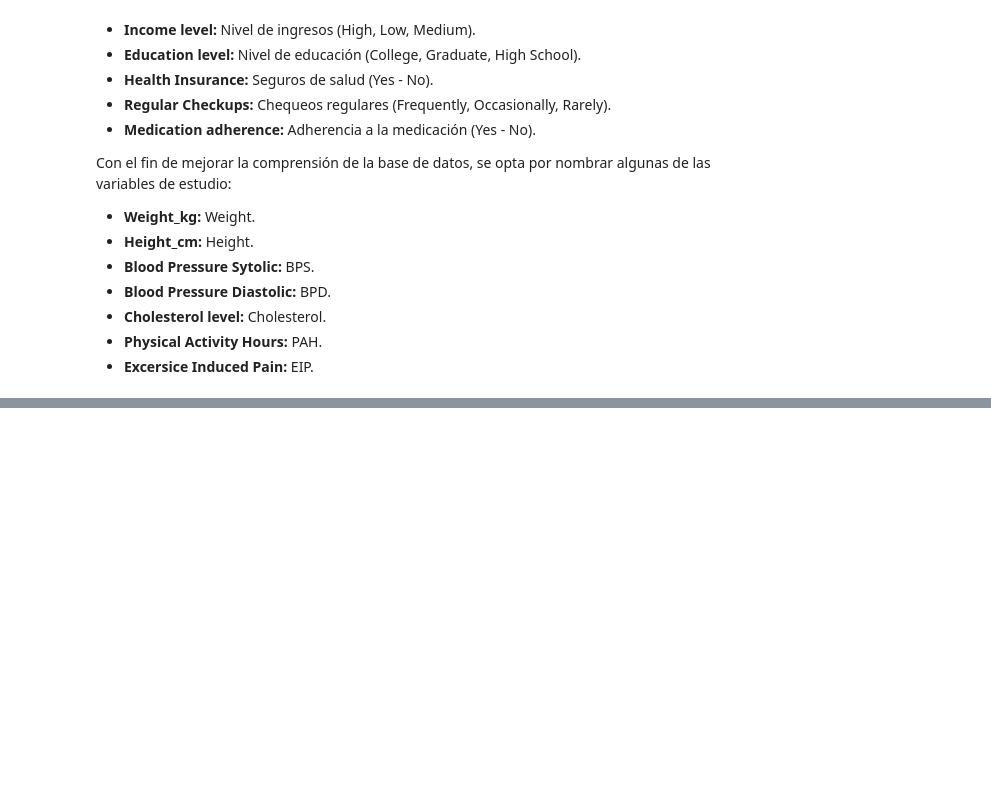
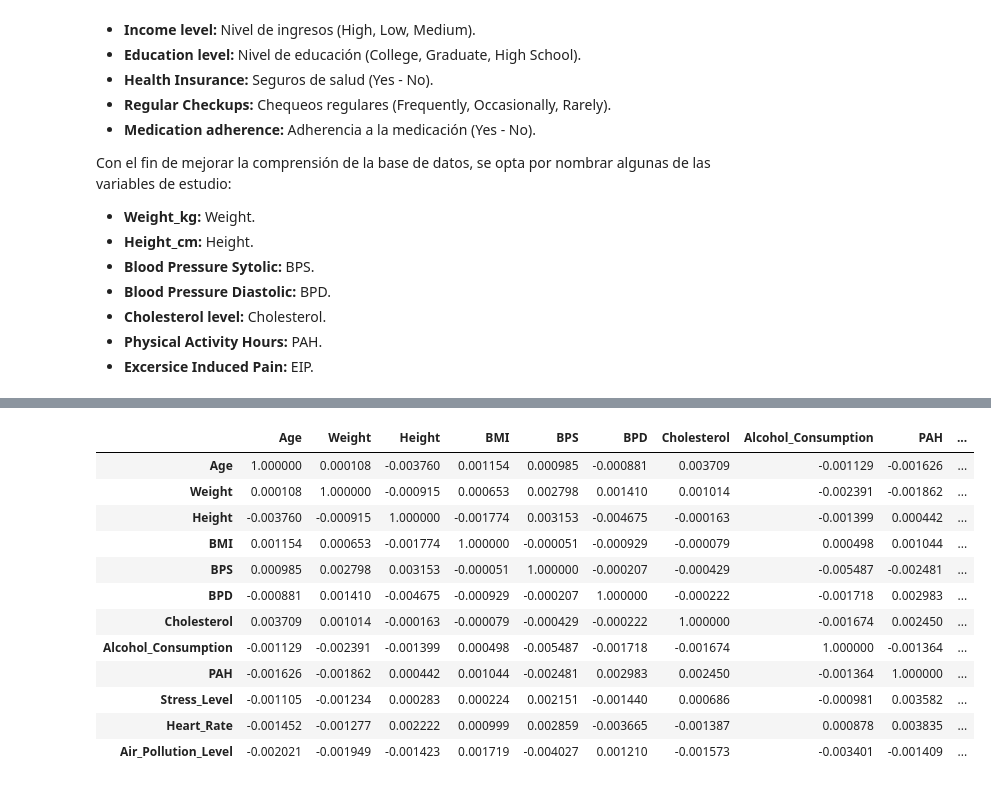
Before and after one commit to julianamu323/Proyectos, a Jupyter notebook: Afecciones_cardiacas.ipynb, the cells around one changed output, grey strips where cells are left out. Cells and saved outputs as stored; diff of their text form; code cells hidden in the pictures; blank space fills up the shorter version.

```diff
--- a/Afecciones_cardiacas.ipynb
+++ b/Afecciones_cardiacas.ipynb
@@ -106,0 +130,18 @@ data.rename(columns={'Weight_kg':'Weight', 'Height_cm':'Height',
+# %%
+# Correlación entre los datos.
+corr = data.corr(numeric_only=True)
+corr
+# %% [output]
+|  | Age | Weight | Height | BMI | BPS | BPD | Cholesterol | Alcohol_Consumption | PAH | ... |
+| Age | 1.000000 | 0.000108 | -0.003760 | 0.001154 | 0.000985 | -0.000881 | 0.003709 | -0.001129 | -0.001626 | ... |
+| Weight | 0.000108 | 1.000000 | -0.000915 | 0.000653 | 0.002798 | 0.001410 | 0.001014 | -0.002391 | -0.001862 | ... |
+| Height | -0.003760 | -0.000915 | 1.000000 | -0.001774 | 0.003153 | -0.004675 | -0.000163 | -0.001399 | 0.000442 | ... |
+| BMI | 0.001154 | 0.000653 | -0.001774 | 1.000000 | -0.000051 | -0.000929 | -0.000079 | 0.000498 | 0.001044 | ... |
+| BPS | 0.000985 | 0.002798 | 0.003153 | -0.000051 | 1.000000 | -0.000207 | -0.000429 | -0.005487 | -0.002481 | ... |
+| BPD | -0.000881 | 0.001410 | -0.004675 | -0.000929 | -0.000207 | 1.000000 | -0.000222 | -0.001718 | 0.002983 | ... |
+| Cholesterol | 0.003709 | 0.001014 | -0.000163 | -0.000079 | -0.000429 | -0.000222 | 1.000000 | -0.001674 | 0.002450 | ... |
+| Alcohol_Consumption | -0.001129 | -0.002391 | -0.001399 | 0.000498 | -0.005487 | -0.001718 | -0.001674 | 1.000000 | -0.001364 | ... |
+| PAH | -0.001626 | -0.001862 | 0.000442 | 0.001044 | -0.002481 | 0.002983 | 0.002450 | -0.001364 | 1.000000 | ... |
+| Stress_Level | -0.001105 | -0.001234 | 0.000283 | 0.000224 | 0.002151 | -0.001440 | 0.000686 | -0.000981 | 0.003582 | ... |
+| Heart_Rate | -0.001452 | -0.001277 | 0.002222 | 0.000999 | 0.002859 | -0.003665 | -0.001387 | 0.000878 | 0.003835 | ... |
+| Air_Pollution_Level | -0.002021 | -0.001949 | -0.001423 | 0.001719 | -0.004027 | 0.001210 | -0.001573 | -0.003401 | -0.001409 | ... |
```
Also changed, not shown: parts of 4 cells of this notebook.
